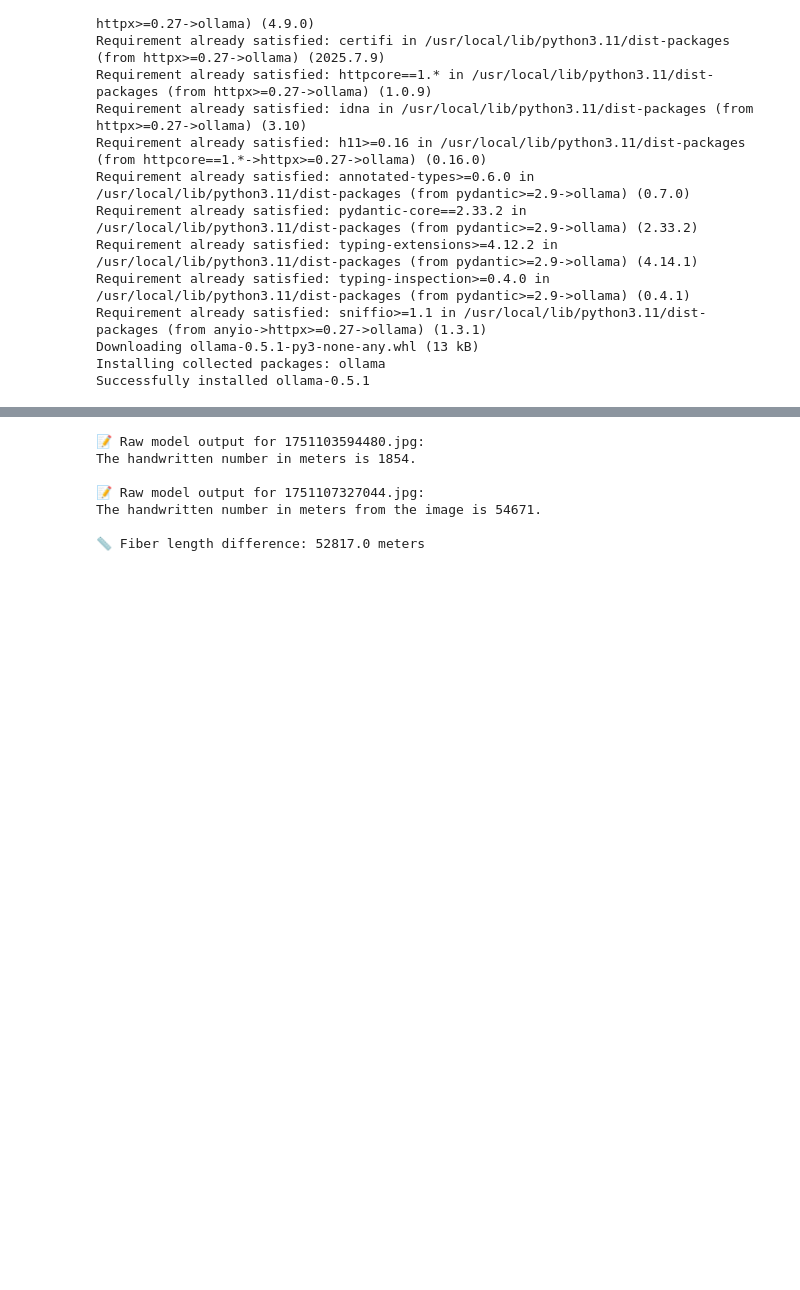
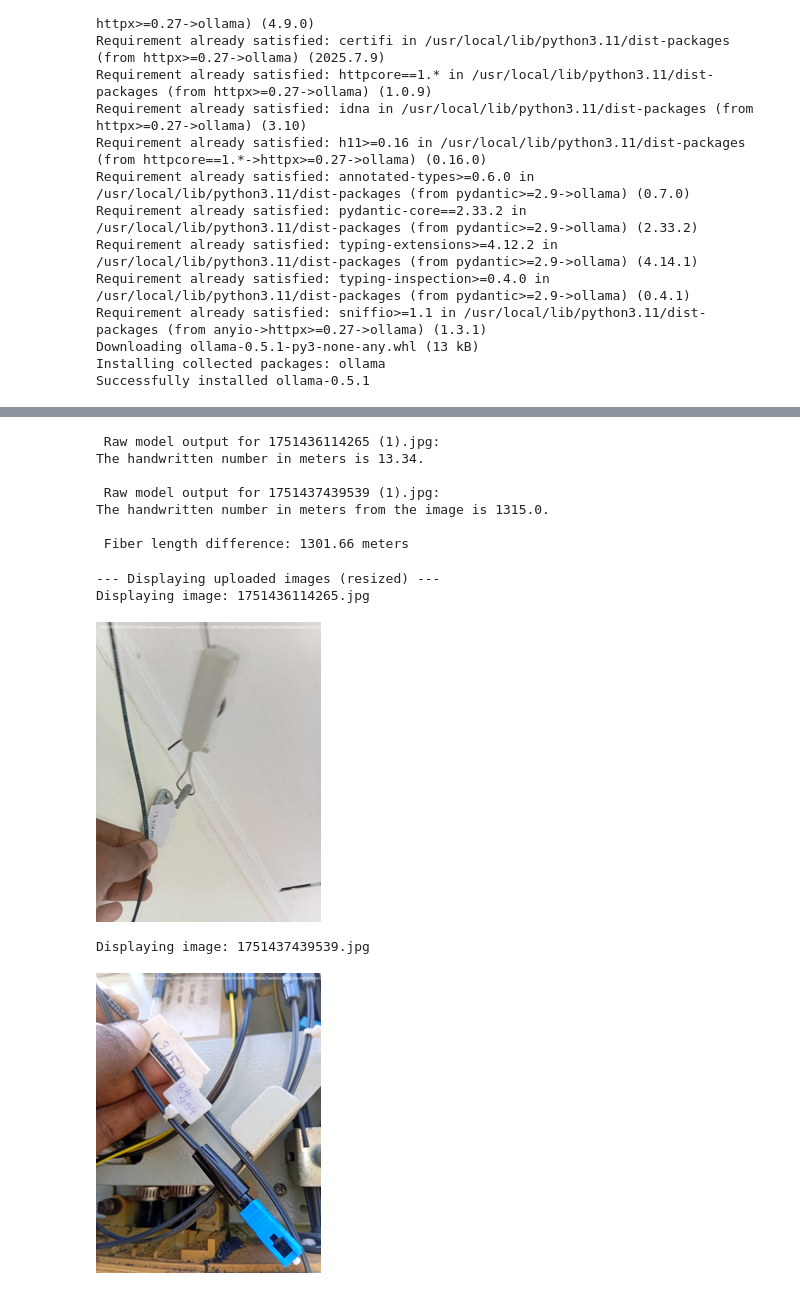
Before and after one commit to Kaveesha20/drop-cable-length-detector, a Jupyter notebook: llama3_2_vision_11b.ipynb, the cells around one changed output, grey strips where cells are left out. Cells and saved outputs as stored; diff of their text form; code cells hidden in the pictures; blank space fills up the shorter version.

```diff
--- a/llama3_2_vision_11b.ipynb
+++ b/llama3_2_vision_11b.ipynb
@@ -92,21 +92,39 @@ def extract_number_from_image_bytes(image_bytes, image_name='uploaded_image'):
         return None
 # %%
 if len(image_paths) != 2:
-    print("⚠️ Please upload exactly two image files.")
+    print(" Please upload exactly two image files.")
 else:
     num1 = extract_number_from_image_bytes(uploaded[image_paths[0]], image_paths[0])
     num2 = extract_number_from_image_bytes(uploaded[image_paths[1]], image_paths[1])
 
     if num1 is not None and num2 is not None:
         diff = abs(num1 - num2)
-        print(f"\n📏 Fiber length difference: {diff} meters")
+        print(f"\n Fiber length difference: {diff} meters")
     else:
-        print("\n⚠️ Could not calculate difference due to missing number(s).")
+        print("\n Could not calculate difference due to missing number(s).")
 # %% [output]
-📝 Raw model output for 1751103594480.jpg:
-The handwritten number in meters is 1854.
+ Raw model output for 1751436114265 (1).jpg:
+The handwritten number in meters is 13.34.
 
-📝 Raw model output for 1751107327044.jpg:
-The handwritten number in meters from the image is 54671.
+ Raw model output for 1751437439539 (1).jpg:
+The handwritten number in meters from the image is 1315.0.
 
-📏 Fiber length difference: 52817.0 meters
+ Fiber length difference: 1301.66 meters
+# %%
+print("\n--- Displaying uploaded images (resized) ---")
+for image_name, image_bytes in uploaded.items():
+    print(f"Displaying image: {image_name}")
+    try:
+        image = Image.open(io.BytesIO(image_bytes))
+        max_width = 300
+        max_height = 300
+        image.thumbnail((max_width, max_height))
+        display(image)
+    except Exception as e:
+        print(f"Could not display image {image_name}: {e}")
+# %% [output]
+--- Displaying uploaded images (resized) ---
+Displaying image: 1751436114265.jpg
+[figure, added]
+Displaying image: 1751437439539.jpg
+[figure, added]
```
Also changed, not shown: parts of 4 cells of this notebook.
